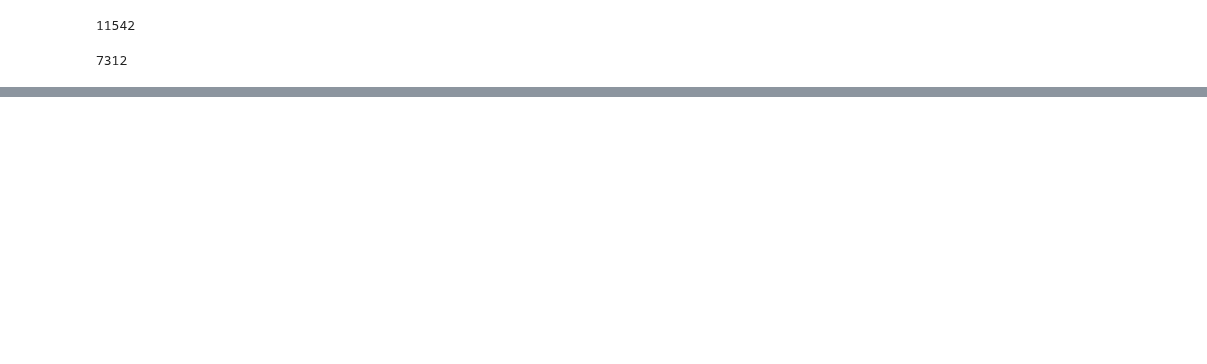
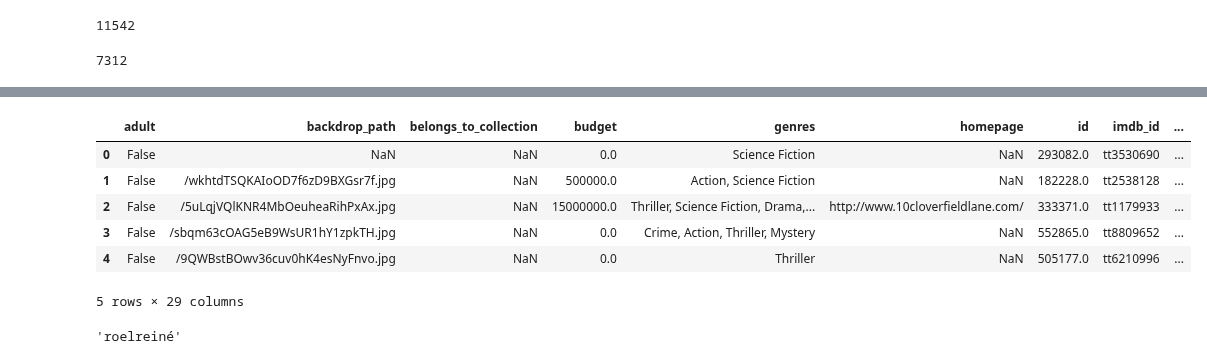
Before and after one commit to mass2330/python_ds_film, a Jupyter notebook: Nettoyage.ipynb, the cells around one changed output, grey strips where cells are left out. Saved outputs shown, nothing was run; the diff lists cells and outputs as text; code cells hidden in the pictures; blank space fills up the shorter version.

```diff
--- a/Nettoyage.ipynb
+++ b/Nettoyage.ipynb
@@ -307,0 +405,34 @@ note : on peut pas merge pcq pb au niveau des dates de sorties. On devrait peut
+# %%
+%%time
+
+def get_directors_for_movies(movie_ids, api_key):
+    directors_dict = {}
+
+    for movie_id in movie_ids:
+        # Envoyer une requête GET à l'API TMDb pour obtenir les crédits du film
+        response = requests.get(f'https://api.themoviedb.org/3/movie/{movie_id}/credits?api_key={api_key}')
+
+        # Vérifier si la requête a réussi (code 200)
+        if response.status_code == 200:
+            # Extraire le contenu JSON de la réponse
+            json_data = response.json()
+
+            # Filtrer la liste des membres de l'équipe pour ne conserver que les réalisateurs
+            directors = [member.get('name') for member in json_data.get('crew', []) if member.get('job') == 'Director']
+
+            # Ajouter l'association identifiant-réalisateur au dictionnaire
+            directors_dict[movie_id] = directors if directors else None
+        else:
+            # En cas d'échec de la requête, ajouter une valeur manquante au dictionnaire
+            directors_dict[movie_id] = None
+
+    return directors_dict
+
+# Exemple d'utilisation avec une liste d'identifiants de films
+api_key = "d1d1413d8379729633d60e9f5cc4a730"
+
+# Appeler la fonction pour obtenir le dictionnaire des réalisateurs
+directors_result = get_directors_for_movies(liste_id_entiers, api_key)
+
+# Afficher le résultat
+len(directors_result)
@@ -307,0 +445,8 @@ note : on peut pas merge pcq pb au niveau des dates de sorties. On devrait peut
+# %%
+
+# Ajouter une colonne 'nom_du_realisateur' en utilisant le dictionnaire
+df_filtre_trie['nom_du_realisateur'] = df_filtre_trie['id'].map(directors_result)
+
+# Afficher le DataFrame résultant
+df_filtre_trie.head()
+df_filtre_trie.to_csv("df_filtre_trie.csv", index=False)
@@ -307,0 +537,11 @@ note : on peut pas merge pcq pb au niveau des dates de sorties. On devrait peut
+# %%
+df_filtre_trie['nom_du_realisateur'] = df_filtre_trie['nom_du_realisateur'].apply(lambda x: x[0] if x else None)
+df_filtre_trie.head()
+# %% [output]
+|  | adult | backdrop_path | belongs_to_collection | budget | genres | homepage | id | imdb_id | ... |
+| 0 | False | NaN | NaN | 0.0 | Science Fiction | NaN | 293082.0 | tt3530690 | ... |
+| 1 | False | /wkhtdTSQKAIoOD7f6zD9BXGsr7f.jpg | NaN | 500000.0 | Action, Science Fiction | NaN | 182228.0 | tt2538128 | ... |
+| 2 | False | /5uLqjVQlKNR4MbOeuheaRihPxAx.jpg | NaN | 15000000.0 | Thriller, Science Fiction, Drama,... | http://www.10cloverfieldlane.com/ | 333371.0 | tt1179933 | ... |
+| 3 | False | /sbqm63cOAG5eB9WsUR1hY1zpkTH.jpg | NaN | 0.0 | Crime, Action, Thriller, Mystery | NaN | 552865.0 | tt8809652 | ... |
+| 4 | False | /9QWBstBOwv36cuv0hK4esNyFnvo.jpg | NaN | 0.0 | Thriller | NaN | 505177.0 | tt6210996 | ... |
+5 rows × 29 columns
@@ -307,0 +568,4 @@ note : on peut pas merge pcq pb au niveau des dates de sorties. On devrait peut
+# %%
+df_film_avec_critiques["nom_du_realisateur_bis"][11]
+# %% [output]
+'roelreiné'
```
Also changed, not shown: parts of 27 cells of this notebook.
